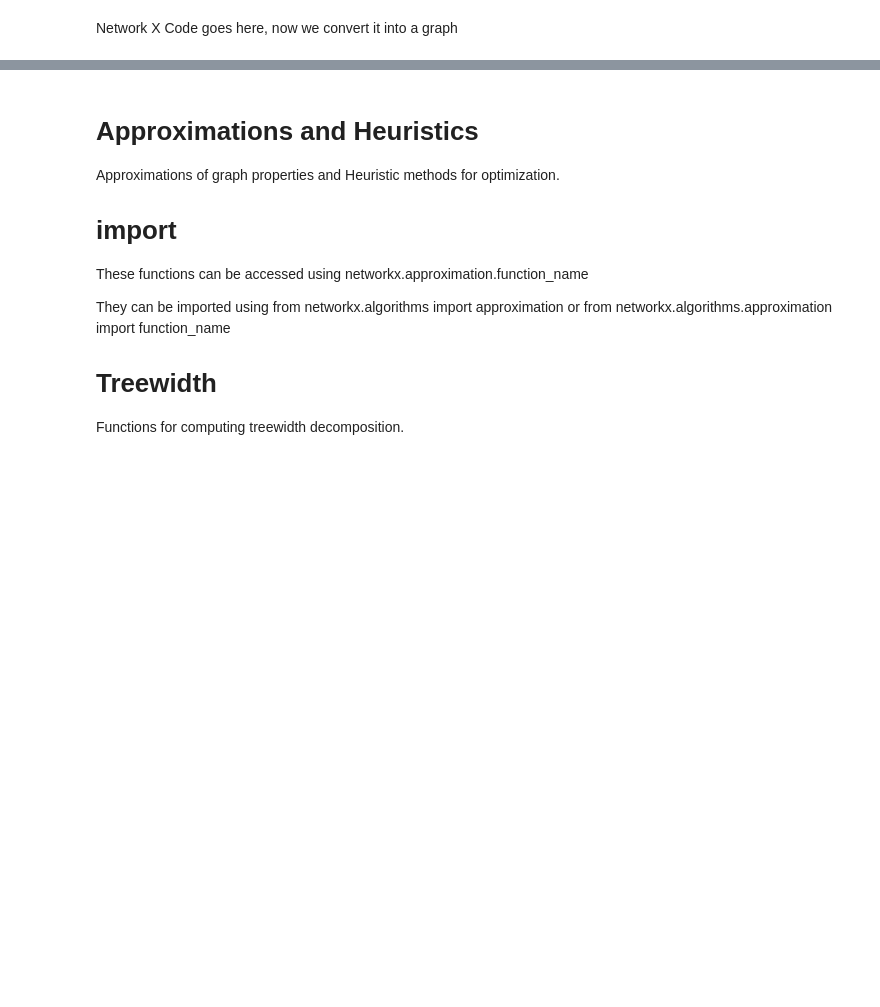
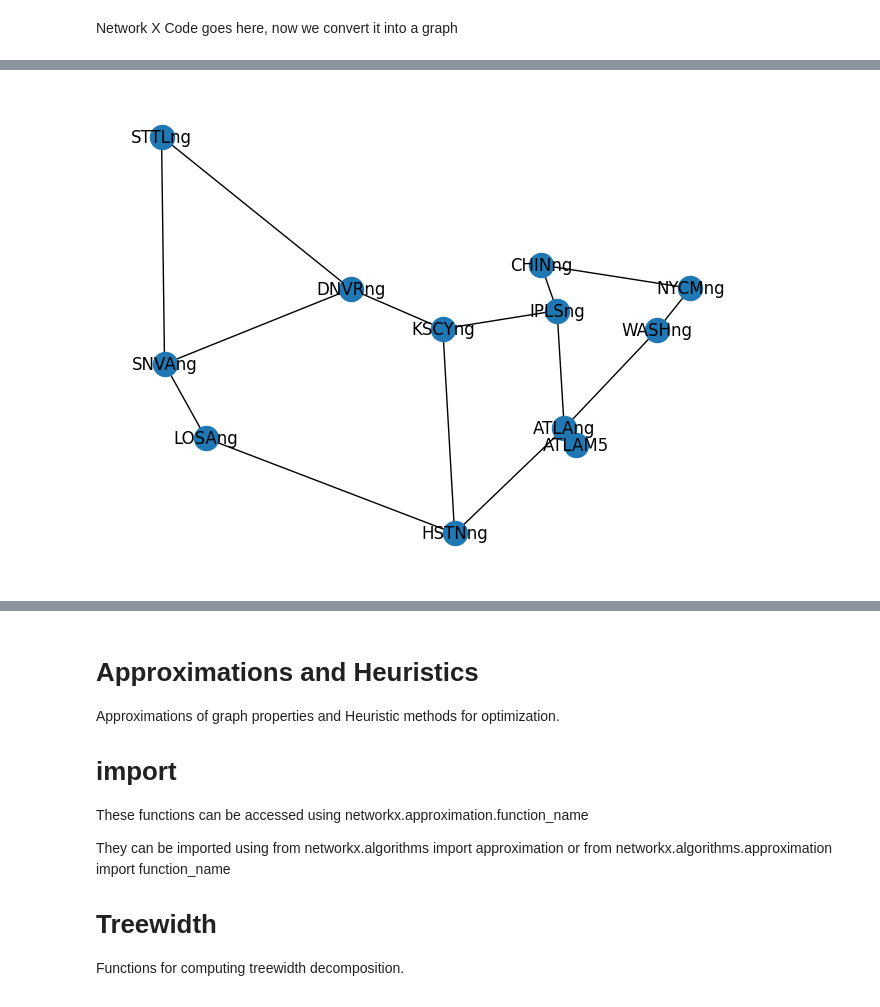
Before and after one commit to yrafique/VNF-python, a Jupyter notebook: Import_NetworkImport.ipynb, the cells around one changed output, grey strips where cells are left out. Saved outputs shown, nothing was run; the diff lists cells and outputs as text; code cells hidden in the pictures; blank space fills up the shorter version.

```diff
--- a/Import_NetworkImport.ipynb
+++ b/Import_NetworkImport.ipynb
@@ -1,17 +1,21 @@
 # %% [markdown]
 Network X Code goes here, now we convert it into a graph
 # %%
-#Building a Network with Network
+##Instal packages ex: python3.11 -m pip install pandas
 
-#1. Convert XML Network Dictionary into a networkx graph
-#2. Create a 3 server, linked network and run shortest path
-#3. Implement Random Placement Algorithm
+# Importing required libraries
+import random
+import networkx as nx   # for creating and manipulating graphs
+import matplotlib.pyplot as plt   # for visualizing graphs
 
-import networkx as nx
-import matplotlib.pyplot as plt
+# Importing required functions
+import PerformanceAnalysis.Fun_Measure_Statistics as Fun_Measure_Statistics  # to measure network statistics
+import SearchAlgos.SearchAlgorithm_PageRank as  SearchAlgorithm_PageRank  # to compute node rankings based on pagerank
+
+# Importing a user-defined function to read network data from XML file
 from Import_NetworkFromXML import *
 
-
+# Defining a function to convert nodes in the XML network dictionary to nodes in networkx graph
 def convert_nodes (G, nodes):
     for node in nodes:
         node_id = nodes[node].get("id")
@@ -19,6 +23,7 @@ def convert_nodes (G, nodes):
         y_cor = nodes[node].get("y_cor")
         G.add_node(node_id, pos=(x_cor, y_cor))
 
+# Defining a function to convert links in the XML network dictionary to edges in networkx graph
 def convert_links (G, nodes, links):
     for link in links.keys():
         source = links[link].get("source")
@@ -33,11 +38,11 @@ def convert_links (G, nodes, links):
         cost = links[link].get("cost")
         G.add_edges_from([(source, dest, {'capacity': capacity, 'cost': cost})])
 
+# Defining a function to convert demands in the XML network dictionary to networkx graph
 def convert_demands(G, nodes, demands):
     a = 1
 
-import random
-
+# Defining a function to create random users in the networkx graph
 def create_users (G, nodes):
     for node in nodes:
         node_id = nodes[node].get("id")
@@ -47,64 +52,37 @@ def create_users (G, nodes):
         randy = random.randint(y_cor,y_cor+y_cor*2)
         print(randx)
         print(randy)
-        #G.add_node(node_id, pos=(x_cor, y_cor))
 
-
-#def read_network(network_name):
-        # G = nx.Graph()
-        # path = 'Networks/'
-        # #options = ['abilene.xml' , 'janos-us.xml', 'brain.xml']
-        # #network_name = options[2]
-        # from_xml = read_XMLnetwork (path+network_name)
-
-        # nodes = from_xml[0]
-        # links = from_xml[1]
-        # demands = from_xml[2]
-
-        # #Test the imported networks
-        # #print_test(network_name,nodes,links,demands)
-
-        # convert_nodes(G,nodes)
-        # convert_links(G,nodes,links)
-        # convert_demands(G,nodes,demands
-    #return G, nodes
-
+# Defining the name of the network and creating an empty networkx graph
 network_name = "abilene.xml"
 G = nx.Graph()
+
+# Defining the path to the network XML file and reading the network data from the file
 path = 'Networks/'
 from_xml = read_XMLnetwork (path+network_name)
 
+# Extracting nodes, links, and demands data from the network data dictionary
 nodes = from_xml[0]
 links = from_xml[1]
 demands = from_xml[2]
 
-        #Test the imported networks
-        #print_test(network_name,nodes,links,demands)
-
+# Converting nodes and links data to nodes and edges in networkx graph
 convert_nodes(G,nodes)
 convert_links(G,nodes,links)
-#convert_demands(G,nodes,demands
 
+# Calculating shortest paths between all pairs of nodes in the networkx graph
+sp = dict(nx.all_pairs_shortest_path(G))
 
-#(G, nodes) = read_network("abilene.xml")
+# Drawing the networkx graph with node positions and other attributes
+nx.draw(G, nx.get_node_attributes(G, 'pos'), with_labels=True, node_size=300, style = "solid")
 
-#create_users(G,nodes)
+# calling the measure_statistics function and passing the networkx graph G as a parameter
+Fun_Measure_Statistics.topology_statistics(G)
 
+# calling the assortativity_measure function and passing the networkx graph G as a parameter
+Fun_Measure_Statistics.assortativity_measure(G)
 
-#print(nx.dijkstra_path(G,'UP10', 'ADH10'))
-
-
-# final all shortest path pairs
-sp = dict(nx.all_pairs_shortest_path(G))
-#print(sp)
-
-
-#print network info
-print(nx.info(G))
-
-#%timeit nx.closeness_centrality(G)
-
-
-
-nx.draw(G, nx.get_node_attributes(G, 'pos'), with_labels=True, node_size=300, style = "solid")
+pagerank_df = SearchAlgorithm_PageRank.compute_pagerank(G)
+print("Page Rank Weights")
+print(pagerank_df)
 # %% [output]
@@ -111,0 +106 @@ AttributeError: module 'networkx' has no attribute 'info'
+[figure, added]
```
Also changed, not shown: parts of 10 cells of this notebook, 13 other files.
